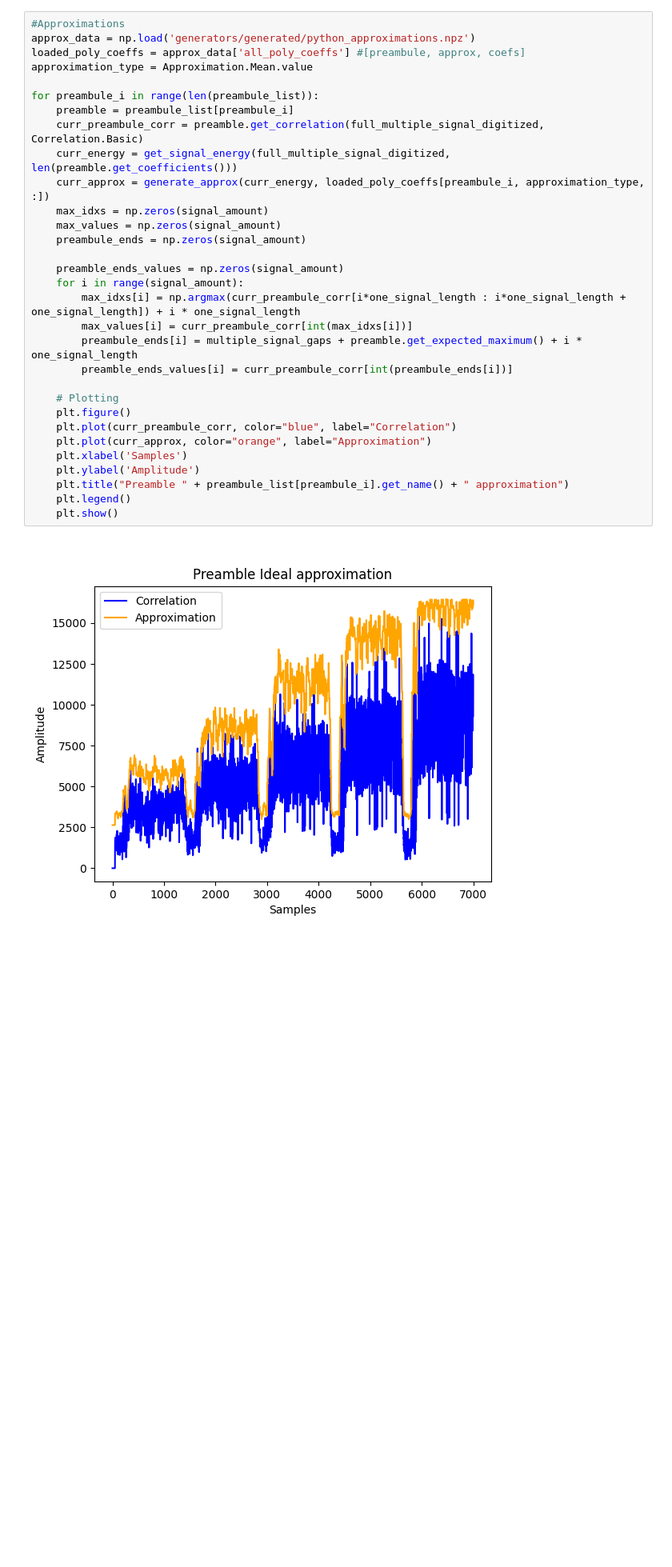
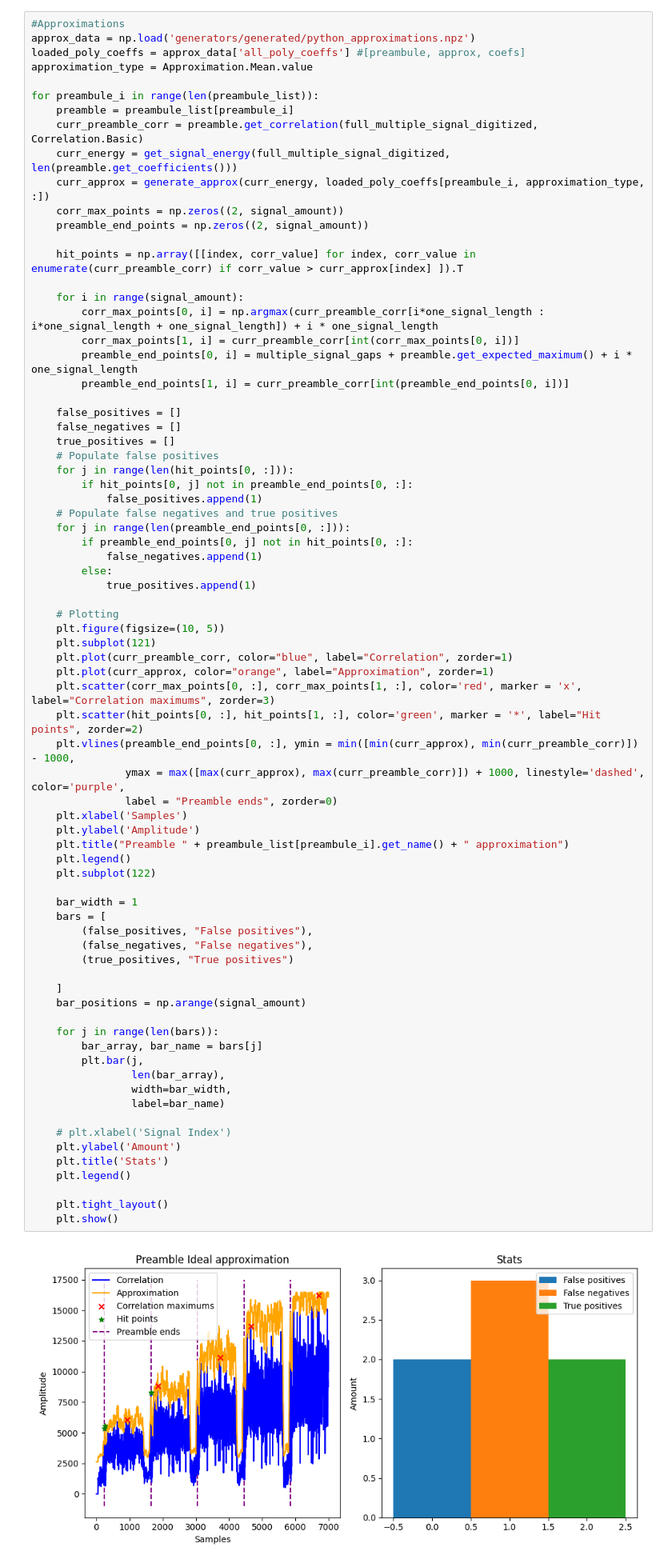
Before and after one commit to simonuks221/ADS-B_Track, a Jupyter notebook: Python/Preambles_approximations_analysis.ipynb, the cells around one changed output. Shown at 80% size. Saved outputs shown, nothing was run; the diff lists cells and outputs as text; blank space fills up the shorter version.

Commit message:
feat: stats calculations for approximations analysis

```diff
--- a/Python/Preambles_approximations_analysis.ipynb
+++ b/Python/Preambles_approximations_analysis.ipynb
@@ -36,33 +36,77 @@ plt.show()
 # %%
 #Approximations
 approx_data = np.load('generators/generated/python_approximations.npz')
 loaded_poly_coeffs = approx_data['all_poly_coeffs'] #[preambule, approx, coefs]
 approximation_type = Approximation.Mean.value
 
 for preambule_i in range(len(preambule_list)):
     preamble = preambule_list[preambule_i]
-    curr_preambule_corr = preamble.get_correlation(full_multiple_signal_digitized, Correlation.Basic)
+    curr_preamble_corr = preamble.get_correlation(full_multiple_signal_digitized, Correlation.Basic)
     curr_energy = get_signal_energy(full_multiple_signal_digitized, len(preamble.get_coefficients()))
     curr_approx = generate_approx(curr_energy, loaded_poly_coeffs[preambule_i, approximation_type, :])
-    max_idxs = np.zeros(signal_amount)
-    max_values = np.zeros(signal_amount)
-    preambule_ends = np.zeros(signal_amount)
+    corr_max_points = np.zeros((2, signal_amount))
+    preamble_end_points = np.zeros((2, signal_amount))
 
-    preamble_ends_values = np.zeros(signal_amount)
+    hit_points = np.array([[index, corr_value] for index, corr_value in enumerate(curr_preamble_corr) if corr_value > curr_approx[index] ]).T
+
     for i in range(signal_amount):
-        max_idxs[i] = np.argmax(curr_preambule_corr[i*one_signal_length : i*one_signal_length + one_signal_length]) + i * one_signal_length
-        max_values[i] = curr_preambule_corr[int(max_idxs[i])]
-        preambule_ends[i] = multiple_signal_gaps + preamble.get_expected_maximum() + i * one_signal_length
-        preamble_ends_values[i] = curr_preambule_corr[int(preambule_ends[i])]
+        corr_max_points[0, i] = np.argmax(curr_preamble_corr[i*one_signal_length : i*one_signal_length + one_signal_length]) + i * one_signal_length
+        corr_max_points[1, i] = curr_preamble_corr[int(corr_max_points[0, i])]
+        preamble_end_points[0, i] = multiple_signal_gaps + preamble.get_expected_maximum() + i * one_signal_length
+        preamble_end_points[1, i] = curr_preamble_corr[int(preamble_end_points[0, i])]
+
+    false_positives = []
+    false_negatives = []
+    true_positives = []
+    # Populate false positives
+    for j in range(len(hit_points[0, :])):
+        if hit_points[0, j] not in preamble_end_points[0, :]:
+            false_positives.append(1)
+    # Populate false negatives and true positives
+    for j in range(len(preamble_end_points[0, :])):
+        if preamble_end_points[0, j] not in hit_points[0, :]:
+            false_negatives.append(1)
+        else:
+            true_positives.append(1)
 
     # Plotting
-    plt.figure()
-    plt.plot(curr_preambule_corr, color="blue", label="Correlation")
-    plt.plot(curr_approx, color="orange", label="Approximation")
+    plt.figure(figsize=(10, 5))
+    plt.subplot(121)
+    plt.plot(curr_preamble_corr, color="blue", label="Correlation", zorder=1)
+    plt.plot(curr_approx, color="orange", label="Approximation", zorder=1)
+    plt.scatter(corr_max_points[0, :], corr_max_points[1, :], color='red', marker = 'x', label="Correlation maximums", zorder=3)
+    plt.scatter(hit_points[0, :], hit_points[1, :], color='green', marker = '*', label="Hit points", zorder=2)
+    plt.vlines(preamble_end_points[0, :], ymin = min([min(curr_approx), min(curr_preamble_corr)]) - 1000,
+               ymax = max([max(curr_approx), max(curr_preamble_corr)]) + 1000, linestyle='dashed', color='purple',
+               label = "Preamble ends", zorder=0)
     plt.xlabel('Samples')
     plt.ylabel('Amplitude')
     plt.title("Preamble " + preambule_list[preambule_i].get_name() + " approximation")
     plt.legend()
+    plt.subplot(122)
+
+    bar_width = 1
+    bars = [
+        (false_positives, "False positives"),
+        (false_negatives, "False negatives"),
+        (true_positives, "True positives")
+
+    ]
+    bar_positions = np.arange(signal_amount)
+
+    for j in range(len(bars)):
+        bar_array, bar_name = bars[j]
+        plt.bar(j,
+                len(bar_array),
+                width=bar_width,
+                label=bar_name)
+
+    # plt.xlabel('Signal Index')
+    plt.ylabel('Amount')
+    plt.title('Stats')
+    plt.legend()
+
+    plt.tight_layout()
     plt.show()
 # %% [output]
-[figure, old version]
+[figure, new version]
```
Also changed, not shown: parts of 2 cells of this notebook, 2 other files.
